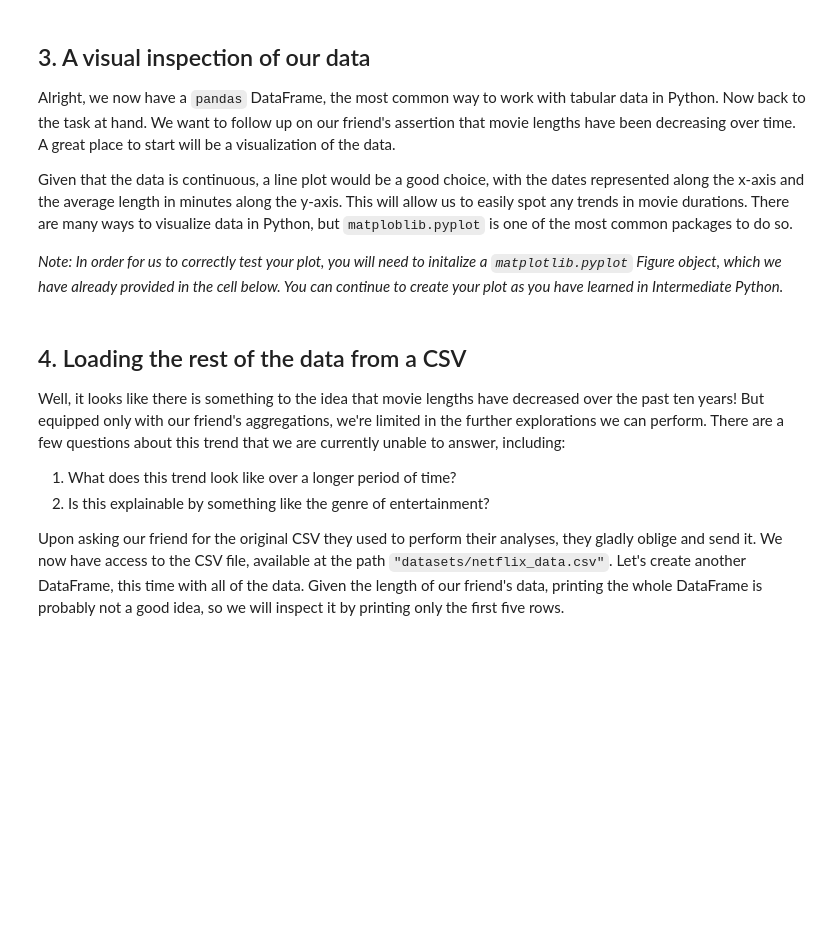
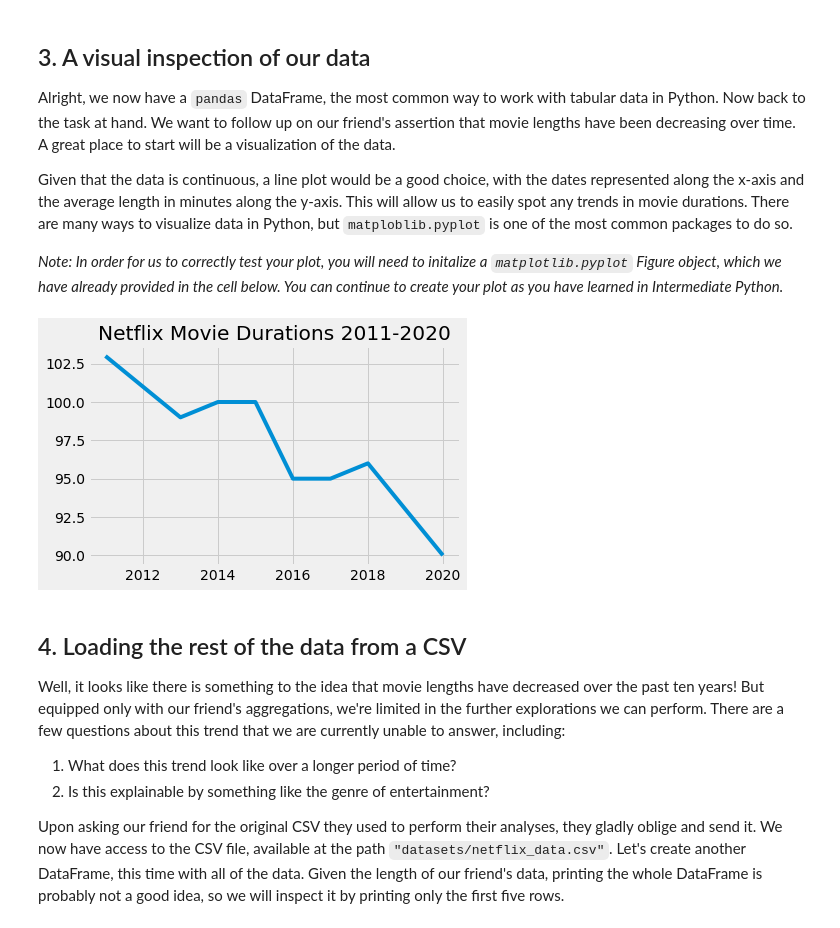
Before and after one commit to msf894/datacamp_projects, a Jupyter notebook: Analyzing Netflix Data/notebook.ipynb, the cells around one changed output. Saved outputs shown, nothing was run; the diff lists cells and outputs as text; code cells hidden in the pictures; blank space fills up the shorter version.

Commit message:
completed netflix project

```diff
--- a/Analyzing Netflix Data/notebook.ipynb
+++ b/Analyzing Netflix Data/notebook.ipynb
@@ -7,11 +7,11 @@
 <p>If we're going to be working with this data, we know a good place to start would be to probably start working with <code>pandas</code>. But first we'll need to create a DataFrame from scratch. Let's start by creating a Python object covered in <a href="https://learn.datacamp.com/courses/intermediate-python">Intermediate Python</a>: a dictionary!</p>
 # %%
 # Create the years and durations lists
-years = ...
-durations = ...
+years = list(range(2011,2021,1))
+durations = [103, 101, 99, 100, 100, 95, 95, 96, 93, 90]
 
 # Create a dictionary with the two lists
-movie_dict = ...
+movie_dict = {"years":years, "durations":durations}
 
 # Print the dictionary
 movie_dict
@@ -21,10 +24,10 @@ movie_dict
 <p>To convert our dictionary <code>movie_dict</code> to a <code>pandas</code> DataFrame, we will first need to import the library under its usual alias. We'll also want to inspect our DataFrame to ensure it was created correctly. Let's perform these steps now.</p>
 # %%
 # Import pandas under its usual alias
-...
+import pandas as pd
 
 # Create a DataFrame from the dictionary
-durations_df = ...
+durations_df = pd.DataFrame.from_dict(movie_dict)
 
 # Print the DataFrame
-...
+durations_df
@@ -35,17 +50,17 @@ durations_df = ...
 <p><em>Note: In order for us to correctly test your plot, you will need to initalize a <code>matplotlib.pyplot</code> Figure object, which we have already provided in the cell below. You can continue to create your plot as you have learned in Intermediate Python.</em></p>
 # %%
 # Import matplotlib.pyplot under its usual alias and create a figure
-...
+import matplotlib.pyplot as plt
 fig = plt.figure()
 
 # Draw a line plot of release_years and durations
-...
+plt.plot(durations_df['years'], durations_df['durations'])
 
-# Create a title
-...
-
+plt.title("Netflix Movie Durations 2011-2020")
 # Show the plot
-...
+plt.show()
+# %% [output]
+[figure, added]
 # %% [markdown]
 ## 4. Loading the rest of the data from a CSV
 <p>Well, it looks like there is something to the idea that movie lengths have decreased over the past ten years! But equipped only with our friend's aggregations, we're limited in the further explorations we can perform. There are a few questions about this trend that we are currently unable to answer, including:</p>
```
Also changed, not shown: parts of 9 cells of this notebook.
